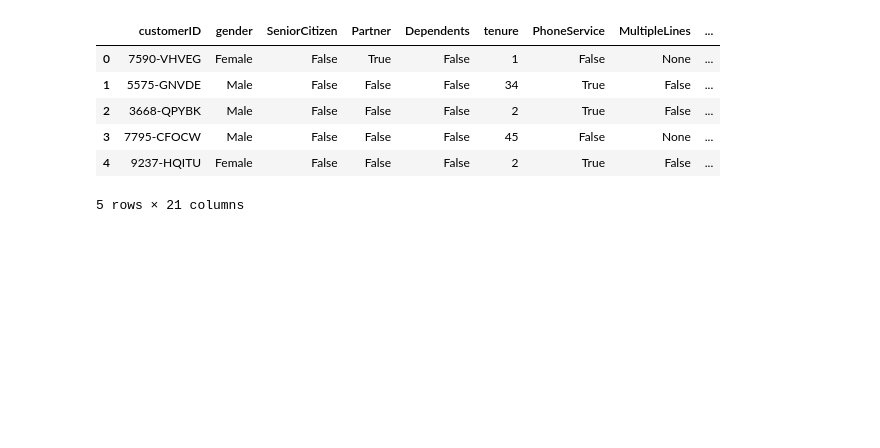
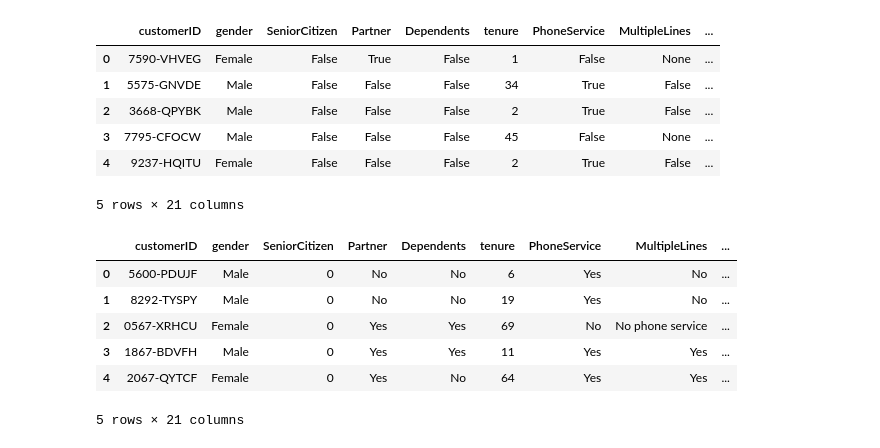
Before and after one commit to Moriahasare/Customer-Churn-Project, a Jupyter notebook: notebook.ipynb, the cells around one changed output. Cells and saved outputs as stored; diff of their text form; code cells hidden in the pictures; blank space fills up the shorter version.

```diff
--- a/notebook.ipynb
+++ b/notebook.ipynb
@@ -49,3 +85,15 @@ dataset1.head()
 | 3 | 7795-CFOCW | Male | False | False | False | 45 | False | None | ... |
 | 4 | 9237-HQITU | Female | False | False | False | 2 | True | False | ... |
 5 rows × 21 columns
+# %%
+dataset2 = pd.read_csv(r'./data/LP2_Telco-churn-second-2000.csv')
+
+dataset2.head()
+# %% [output]
+|  | customerID | gender | SeniorCitizen | Partner | Dependents | tenure | PhoneService | MultipleLines | ... |
+| 0 | 5600-PDUJF | Male | 0 | No | No | 6 | Yes | No | ... |
+| 1 | 8292-TYSPY | Male | 0 | No | No | 19 | Yes | No | ... |
+| 2 | 0567-XRHCU | Female | 0 | Yes | Yes | 69 | No | No phone service | ... |
+| 3 | 1867-BDVFH | Male | 0 | Yes | Yes | 11 | Yes | Yes | ... |
+| 4 | 2067-QYTCF | Female | 0 | Yes | No | 64 | Yes | Yes | ... |
+5 rows × 21 columns
```
Also changed, not shown: parts of 26 cells of this notebook, 1 other file.
